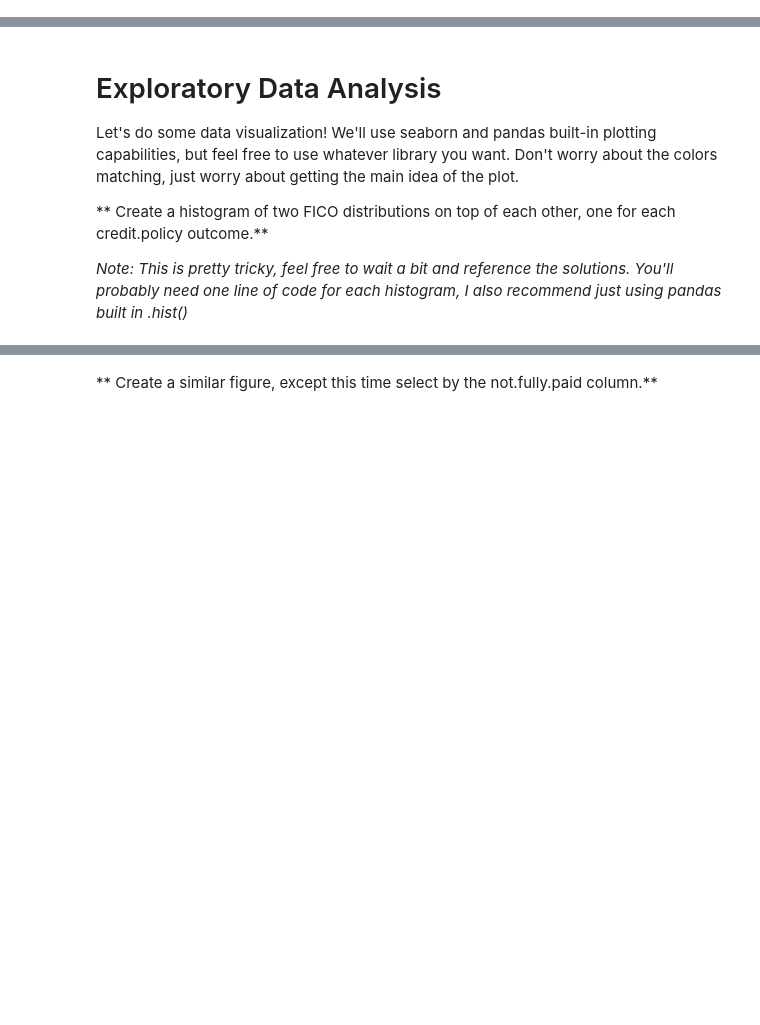
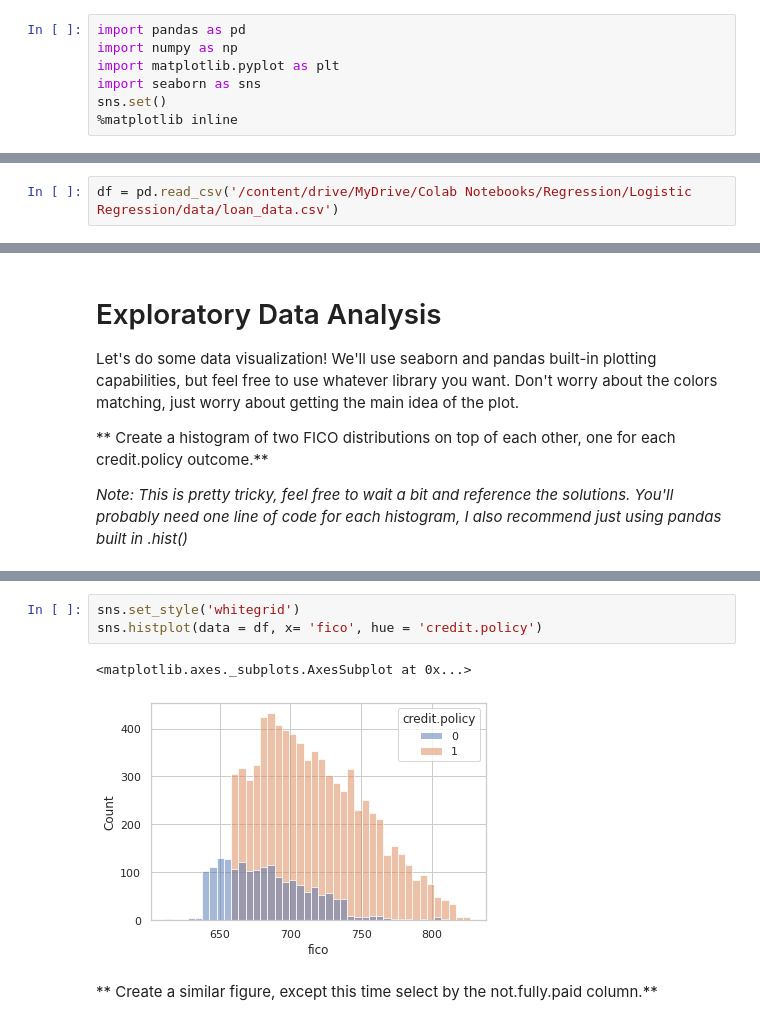
Before and after one commit to ericchu2595/dsmc, a Jupyter notebook: Decision_Trees_and_Random_Forest_Project.ipynb, the cells around one changed output, grey strips where cells are left out. Cells and saved outputs as stored; diff of their text form; blank space fills up the shorter version.

```diff
--- a/Decision_Trees_and_Random_Forest_Project.ipynb
+++ b/Decision_Trees_and_Random_Forest_Project.ipynb
@@ -27,9 +27,18 @@ Here are what the columns represent:
 # Import Libraries
 
 **Import the usual libraries for pandas and plotting. You can import sklearn later on.**
+# %%
+import pandas as pd
+import numpy as np
+import matplotlib.pyplot as plt
+import seaborn as sns
+sns.set()
+%matplotlib inline
 # %% [markdown]
 ## Get the Data
 
 ** Use pandas to read loan_data.csv as a dataframe called loans.**
+# %%
+df = pd.read_csv('/content/drive/MyDrive/Colab Notebooks/Regression/Logistic Regression/data/loan_data.csv')
 # %% [markdown]
 ** Check out the info(), head(), and describe() methods on loans.**
@@ -88,2 +94,8 @@ Let's do some data visualization! We'll use seaborn and pandas built-in plotting
+# %%
+sns.set_style('whitegrid')
+sns.histplot(data = df, x= 'fico', hue = 'credit.policy')
+# %% [output]
+<matplotlib.axes._subplots.AxesSubplot at 0x...>
+[figure, added]
 # %% [markdown]
 ** Create a similar figure, except this time select by the not.fully.paid column.**
```
Also changed, not shown: parts of 16 cells of this notebook.
